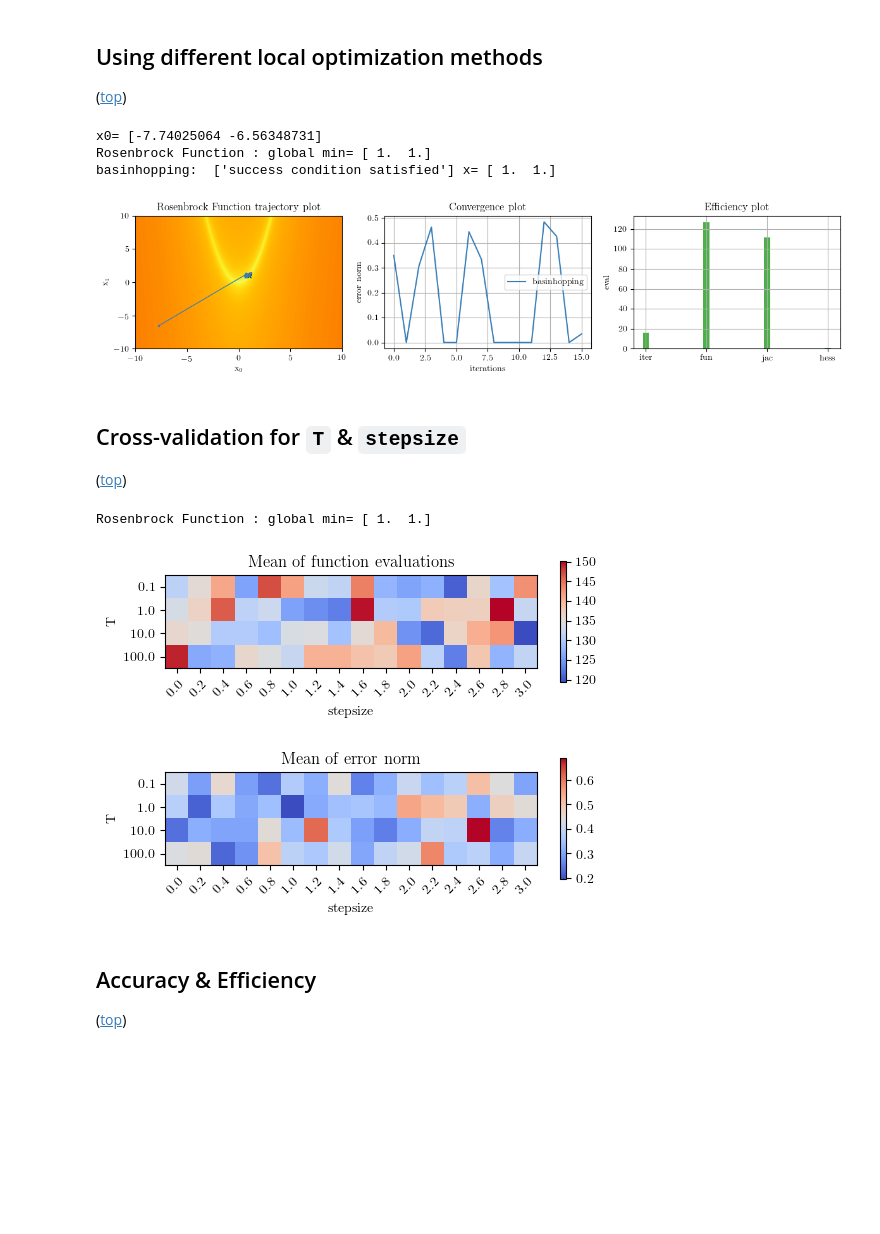
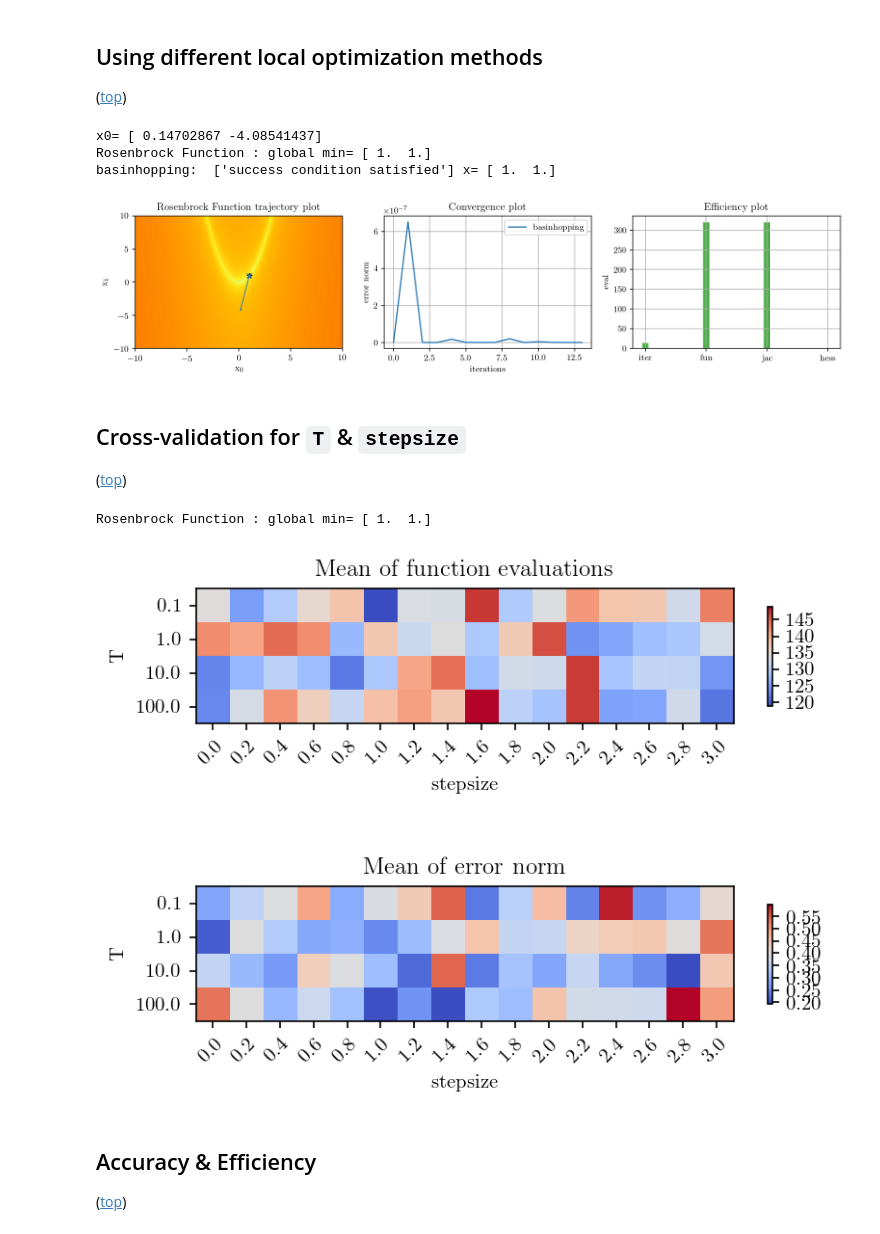
Before and after one commit to esalman/optimization_project, a Jupyter notebook: src/2018 ECE 506 Project.ipynb, the cells around one changed output. Saved outputs shown, nothing was run; the diff lists cells and outputs as text; code cells hidden in the pictures; blank space fills up the shorter version.

```diff
--- a/src/2018 ECE 506 Project.ipynb
+++ b/src/2018 ECE 506 Project.ipynb
@@ -24,7 +24,7 @@ from matplotlib import gridspec
 import warnings
 
 warnings.filterwarnings('ignore')
-matplotlib.rcParams['figure.dpi'] = 100
+matplotlib.rcParams['figure.dpi'] = 150
 
 cmap = plt.cm.Wistia
 color1 = ((166/255,86/255,40/255,1))
@@ -108,8 +108,7 @@ functions = [
     ['Booth', 1],
     ['ThreeHumpCamel', 1],
     ['Rosenbrock', 1],
-    ['Beale', 1],
-    ['GoldsteinPrice', 1]]
+    ['Beale', 1]]
 
 #fun = functions2d.Rosenbrock()
 
@@ -263,7 +262,7 @@ xk = [x0]
 err = np.array([])
 accept = np.array([])
 res = basinhopping(cost_callable, x0, callback=log_callback, niter_success=10, #stepsize=1, T=.1,
-                   minimizer_kwargs={'method': 'dogleg', 'jac': jac_callable,
+                   minimizer_kwargs={'method': 'BFGS', 'jac': jac_callable,
                                      'hess': hess_callable, 'tol': tol})
 print('basinhopping: ', res.message, 'x=', res.x)
 basinhopping_err= np.copy(err)
@@ -330,10 +329,10 @@ plt.grid()
 plt.tight_layout()
 plt.show()
 # %% [output]
-x0= [-7.74025064 -6.56348731]
+x0= [ 0.14702867 -4.08541437]
 Rosenbrock Function : global min= [ 1.  1.]
 basinhopping:  ['success condition satisfied'] x= [ 1.  1.]
-[figure, old version]
+[figure, new version]
 # %% [markdown]
 ## Cross-validation for `T` & `stepsize`
 ([top](#Index))
@@ -376,7 +375,10 @@ for i in range(len(T)):
 
 ev = np.mean(ev, axis=3)
 
-fig, ax = plt.subplots()
+fig = plt.figure(figsize=(6, 5))
+gs = gridspec.GridSpec(2,1)
+
+ax = fig.add_subplot(gs[0])
 im = ax.imshow( ev[1,:,:], cmap='coolwarm' )
 
 ax.set_xticks(np.arange( len(stepsize) ))
@@ -388,45 +390,44 @@ plt.setp(ax.get_xticklabels(), rotation=45, ha="right", rotation_mode="anchor")
 plt.xlabel('stepsize')
 plt.ylabel('T')
 cb = plt.colorbar(im)
 
 l, b, w, h = ax.get_position().bounds
 ll, bb, ww, hh = cb.ax.get_position().bounds
 cb.ax.set_position([ll, b + 0.3*h, ww, h*0.4])
 
 # for i in range(len(num_of_points)):
 #     for j in range(len(C)):
 #         text = ax.text(i, j, round(results_7[j, i], 4), ha="center", va="center", color="k", size=4)
 
 ax.set_title("Mean of function evaluations")
-plt.show()
 
-fig, ax = plt.subplots()
-im = ax.imshow( ev[4,:,:], cmap='coolwarm' )
+ax2 = fig.add_subplot(gs[1])
+im = ax2.imshow( ev[4,:,:], cmap='coolwarm' )
 
-ax.set_xticks(np.arange( len(stepsize) ))
-ax.set_yticks(np.arange( len(T) ))
-ax.set_xticklabels(stepsize)
-ax.set_yticklabels(T)
+ax2.set_xticks(np.arange( len(stepsize) ))
+ax2.set_yticks(np.arange( len(T) ))
+ax2.set_xticklabels(stepsize)
+ax2.set_yticklabels(T)
 
-plt.setp(ax.get_xticklabels(), rotation=45, ha="right", rotation_mode="anchor")
+plt.setp(ax2.get_xticklabels(), rotation=45, ha="right", rotation_mode="anchor")
 plt.xlabel('stepsize')
 plt.ylabel('T')
 cb = plt.colorbar(im)
 
-l, b, w, h = ax.get_position().bounds
+l, b, w, h = ax2.get_position().bounds
 ll, bb, ww, hh = cb.ax.get_position().bounds
 cb.ax.set_position([ll, b + 0.3*h, ww, h*0.4])
 
 # for i in range(len(num_of_points)):
 #     for j in range(len(C)):
 #         text = ax.text(i, j, round(results_7[j, i], 4), ha="center", va="center", color="k", size=4)
 
-ax.set_title("Mean of error norm")
+ax2.set_title("Mean of error norm")
+
 plt.show()
 # %% [output]
 Rosenbrock Function : global min= [ 1.  1.]
-[figure, old version]
+[figure, new version]
-[figure, removed]
 # %% [markdown]
 ## Accuracy & Efficiency
 ([top](#Index))
```
Also changed, not shown: parts of 3 cells of this notebook, 15 other files.
